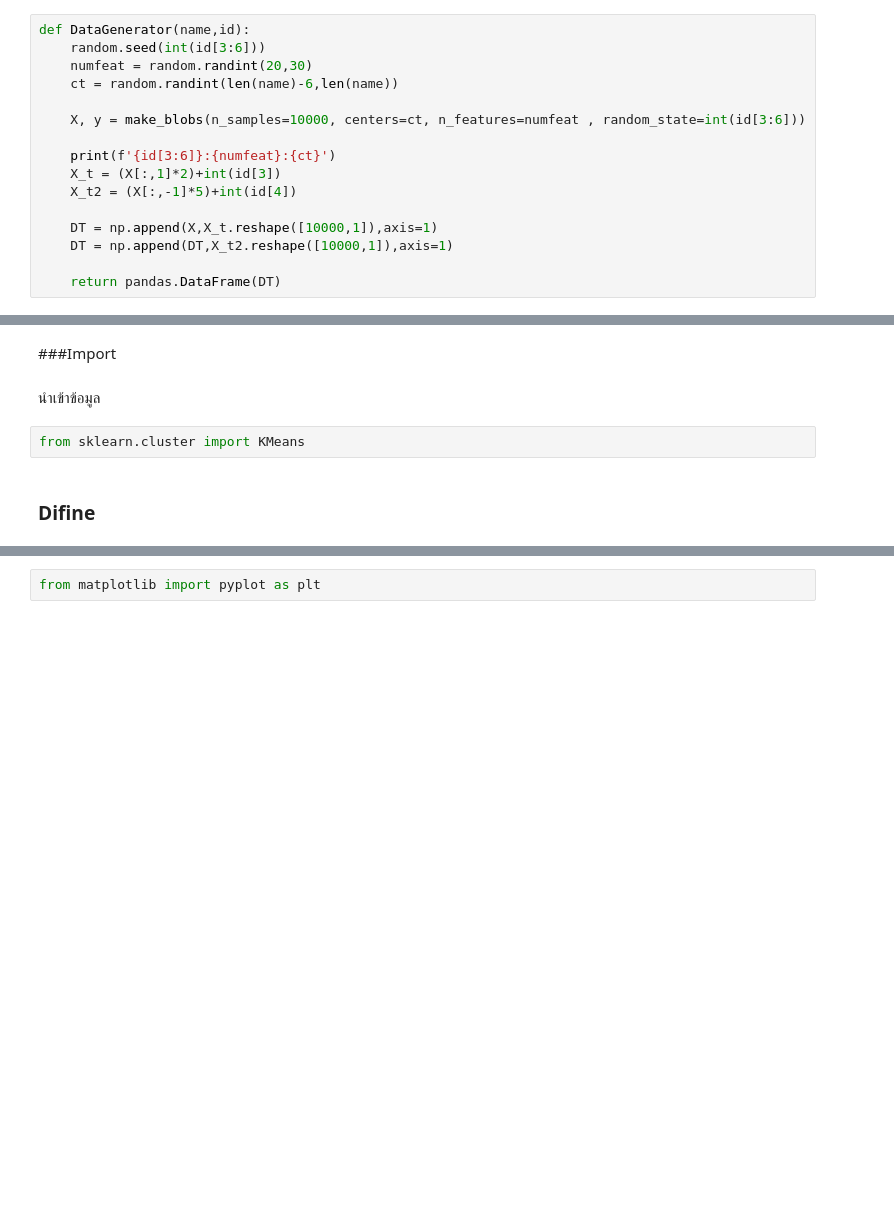
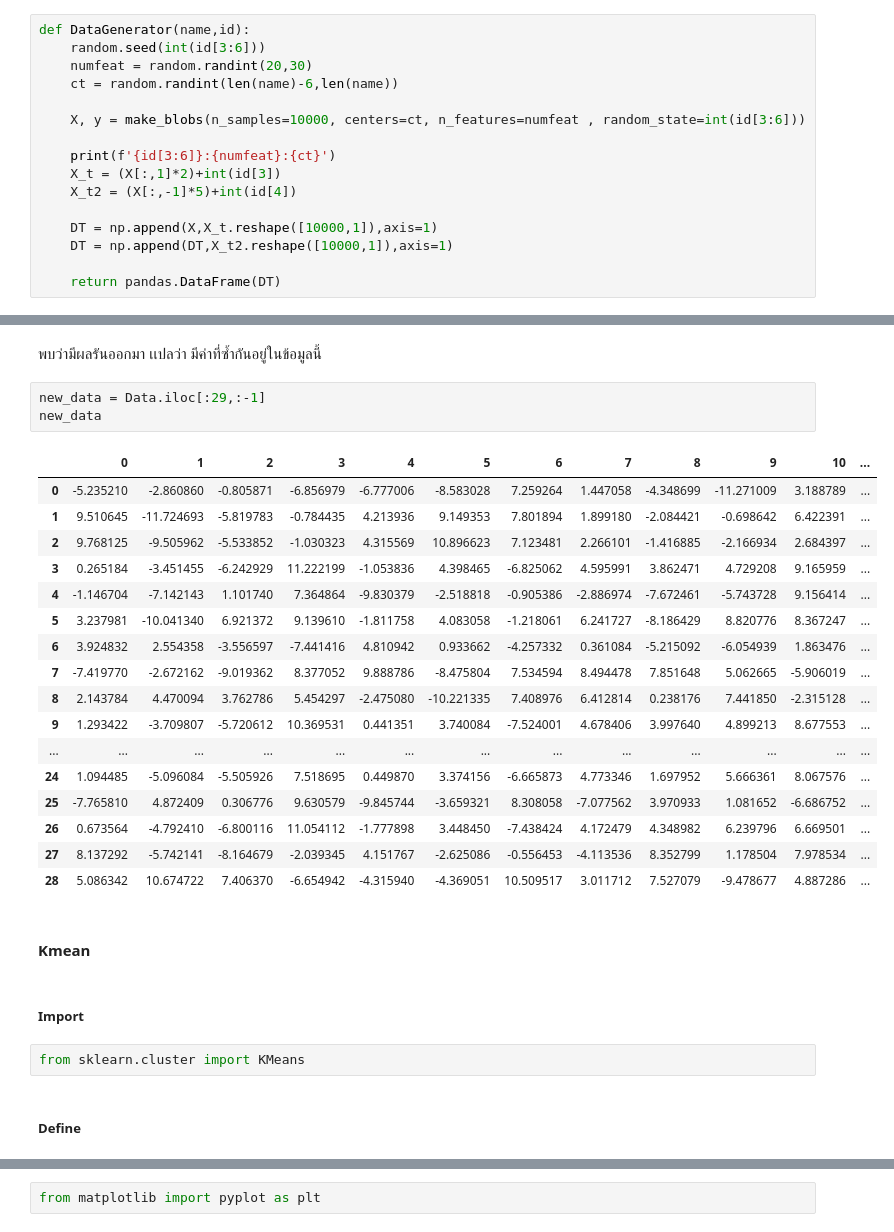
Before and after one commit to PhattarasornTeppabut/Multivariate, a Jupyter notebook: Multivariate_Exam.ipynb, the cells around one changed output, grey strips where cells are left out. Saved outputs shown, nothing was run; the diff lists cells and outputs as text; blank space fills up the shorter version.

```diff
--- a/Multivariate_Exam.ipynb
+++ b/Multivariate_Exam.ipynb
@@ -71,8 +110,31 @@ Data.shape    #ดูขนาดของข้อมูลที่นำเ
+# %% [markdown]
+พบว่ามีผลรันออกมา เเปลว่า มีค่าที่ซ้ำกันอยู่ในข้อมูลนี้
+# %%
+new_data = Data.iloc[:29,:-1]
+new_data
+# %% [output]
+|  | 0 | 1 | 2 | 3 | 4 | 5 | 6 | 7 | 8 | 9 | 10 | ... |
+| 0 | -5.235210 | -2.860860 | -0.805871 | -6.856979 | -6.777006 | -8.583028 | 7.259264 | 1.447058 | -4.348699 | -11.271009 | 3.188789 | ... |
+| 1 | 9.510645 | -11.724693 | -5.819783 | -0.784435 | 4.213936 | 9.149353 | 7.801894 | 1.899180 | -2.084421 | -0.698642 | 6.422391 | ... |
+| 2 | 9.768125 | -9.505962 | -5.533852 | -1.030323 | 4.315569 | 10.896623 | 7.123481 | 2.266101 | -1.416885 | -2.166934 | 2.684397 | ... |
+| 3 | 0.265184 | -3.451455 | -6.242929 | 11.222199 | -1.053836 | 4.398465 | -6.825062 | 4.595991 | 3.862471 | 4.729208 | 9.165959 | ... |
+| 4 | -1.146704 | -7.142143 | 1.101740 | 7.364864 | -9.830379 | -2.518818 | -0.905386 | -2.886974 | -7.672461 | -5.743728 | 9.156414 | ... |
+| 5 | 3.237981 | -10.041340 | 6.921372 | 9.139610 | -1.811758 | 4.083058 | -1.218061 | 6.241727 | -8.186429 | 8.820776 | 8.367247 | ... |
+| 6 | 3.924832 | 2.554358 | -3.556597 | -7.441416 | 4.810942 | 0.933662 | -4.257332 | 0.361084 | -5.215092 | -6.054939 | 1.863476 | ... |
+| 7 | -7.419770 | -2.672162 | -9.019362 | 8.377052 | 9.888786 | -8.475804 | 7.534594 | 8.494478 | 7.851648 | 5.062665 | -5.906019 | ... |
+| 8 | 2.143784 | 4.470094 | 3.762786 | 5.454297 | -2.475080 | -10.221335 | 7.408976 | 6.412814 | 0.238176 | 7.441850 | -2.315128 | ... |
+| 9 | 1.293422 | -3.709807 | -5.720612 | 10.369531 | 0.441351 | 3.740084 | -7.524001 | 4.678406 | 3.997640 | 4.899213 | 8.677553 | ... |
+| ... | ... | ... | ... | ... | ... | ... | ... | ... | ... | ... | ... | ... |
+| 24 | 1.094485 | -5.096084 | -5.505926 | 7.518695 | 0.449870 | 3.374156 | -6.665873 | 4.773346 | 1.697952 | 5.666361 | 8.067576 | ... |
+| 25 | -7.765810 | 4.872409 | 0.306776 | 9.630579 | -9.845744 | -3.659321 | 8.308058 | -7.077562 | 3.970933 | 1.081652 | -6.686752 | ... |
+| 26 | 0.673564 | -4.792410 | -6.800116 | 11.054112 | -1.777898 | 3.448450 | -7.438424 | 4.172479 | 4.348982 | 6.239796 | 6.669501 | ... |
+| 27 | 8.137292 | -5.742141 | -8.164679 | -2.039345 | 4.151767 | -2.625086 | -0.556453 | -4.113536 | 8.352799 | 1.178504 | 7.978534 | ... |
+| 28 | 5.086342 | 10.674722 | 7.406370 | -6.654942 | -4.315940 | -4.369051 | 10.509517 | 3.011712 | 7.527079 | -9.478677 | 4.887286 | ... |
+# %% [markdown]
+#### Kmean
 # %% [markdown]
-###Import
+##### Import
-# %% [markdown]
-นำเข้าข้อมูล
 # %%
 from sklearn.cluster import KMeans
 # %% [markdown]
-### Difine
+##### Define
```
Also changed, not shown: parts of 67 cells of this notebook.
